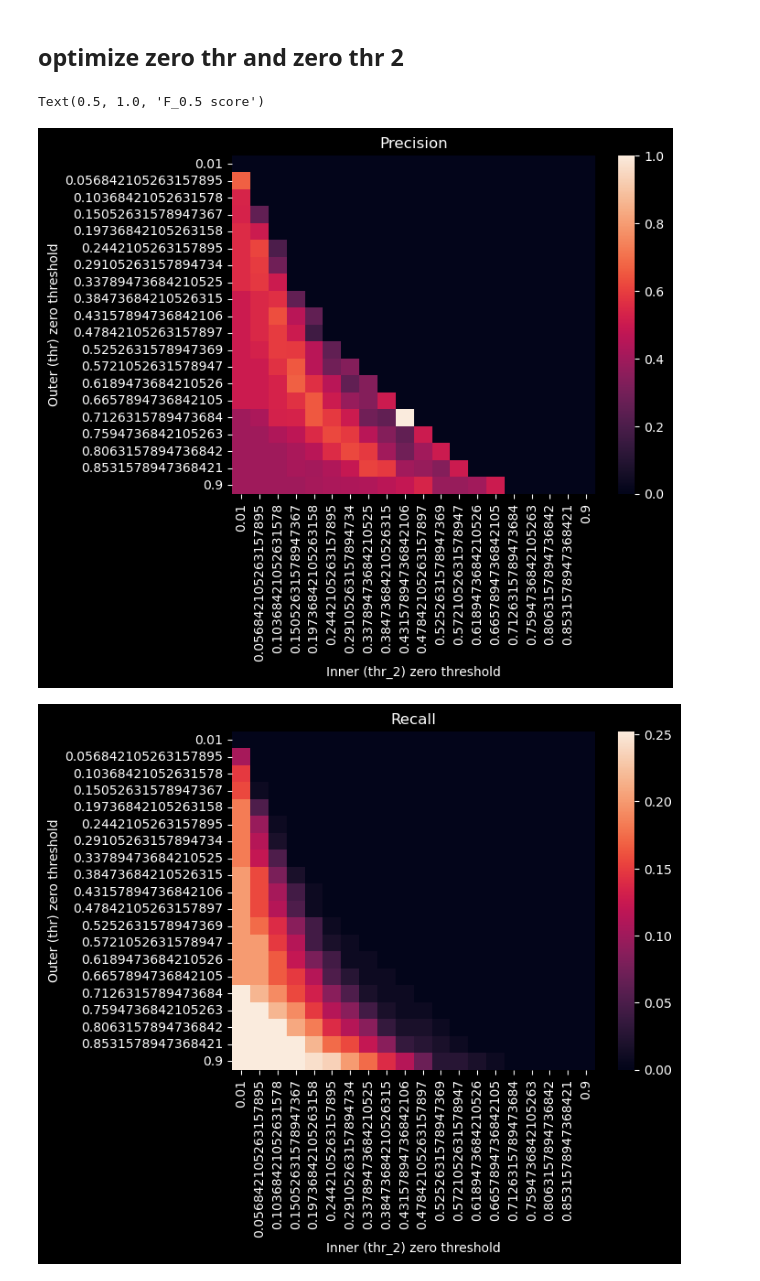
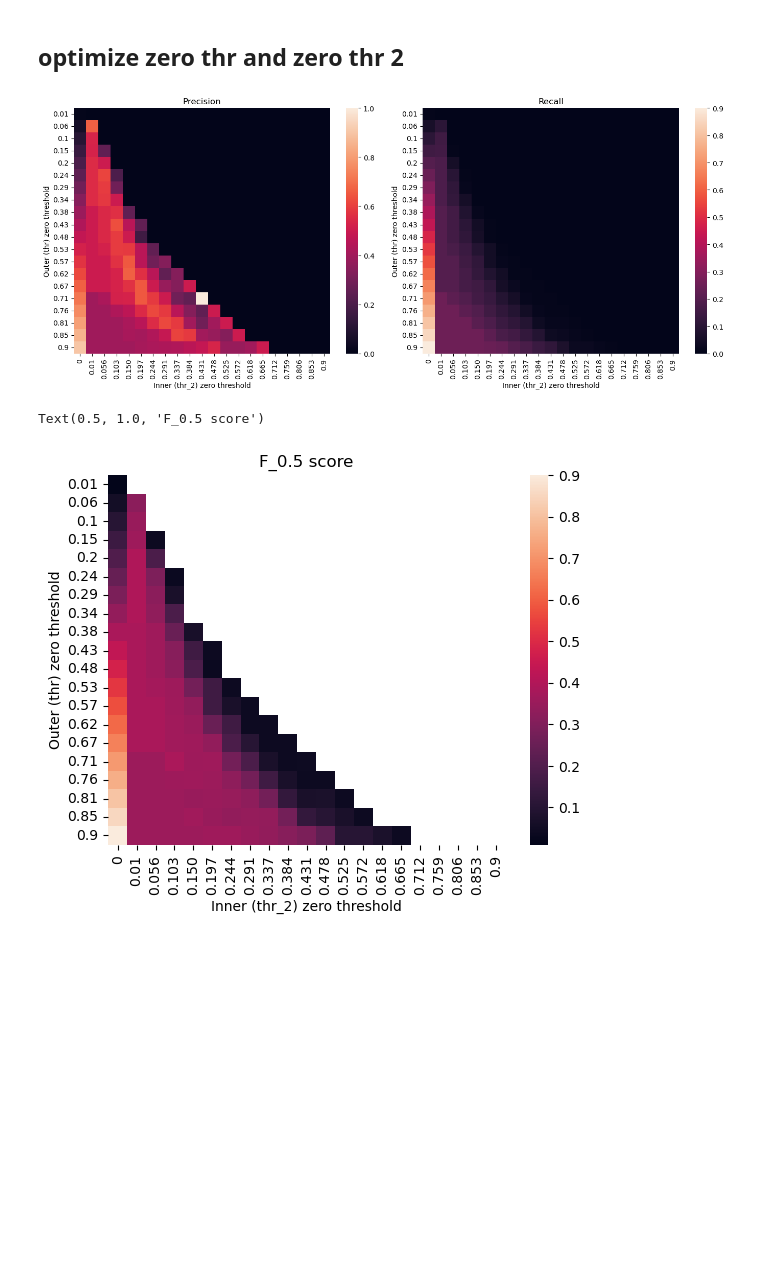
Before and after one commit to TobiasBjork/VowelProject, a Jupyter notebook: evaluation_labels.ipynb, the cells around one changed output. Saved outputs shown, nothing was run; the diff lists cells and outputs as text; code cells hidden in the pictures; blank space fills up the shorter version.

```diff
--- a/evaluation_labels.ipynb
+++ b/evaluation_labels.ipynb
@@ -579,38 +597,53 @@ for row in range(nbr):
         precision["zz"][row][col] = p
         recall["zz"][row][col] = r
 # %%
-pd_precision = pd.DataFrame(precision["zz"], columns=thrs, index=thrs)
-pd_recall = pd.DataFrame(recall["zz"], columns=thrs, index=thrs)
-plt.figure()
+# pd_precision = pd.DataFrame(precision["zz"], columns=thrs, index=thrs)
+# pd_recall = pd.DataFrame(recall["zz"], columns=thrs, index=thrs)
+thrs = np.linspace(0.01, 0.9, 20)
+
+# load and format for plotting
+pd_precision = pd.read_csv("optimize/precision_matrix_zz.csv")
+pd_recall = pd.read_csv("optimize/recall_matrix_zz.csv")
+pd_precision.set_index(np.round(thrs, 2), inplace=True)
+pd_recall.set_index(np.round(thrs, 2), inplace=True)
+pd_precision.columns = [x[:5] for x in pd_precision.columns]
+pd_recall.columns = [x[:5] for x in pd_recall.columns]
+
+
+plt.figure(figsize=(14, 6))
+plt.subplot(121)
 sns.heatmap(pd_precision, annot=False)
 plt.xlabel("Inner (thr_2) zero threshold")
 plt.ylabel("Outer (thr) zero threshold")
 plt.title("Precision")
 
-plt.figure()
+plt.subplot(122)
 sns.heatmap(pd_recall, annot=False)
 plt.xlabel("Inner (thr_2) zero threshold")
 plt.ylabel("Outer (thr) zero threshold")
 plt.title("Recall")
+plt.tight_layout()
+plt.savefig("figures/opti_pr_zt1_zt2_light.eps")
+plt.show()
 
-pd.DataFrame.to_csv(pd_precision, "optimize/precision_matrix_zz.csv")
-pd.DataFrame.to_csv(pd_recall, "optimize/recall_matrix_zz.csv")
+# pd.DataFrame.to_csv(pd_precision, "optimize/precision_matrix_zz.csv")
+# pd.DataFrame.to_csv(pd_recall, "optimize/recall_matrix_zz.csv")
 
 
 def F_beta(p, r, beta):
     return (1 + beta**2) * (p * r) / (beta**2 * p + r)
 
 
 BETA = 0.5
 
 pd_Fscore = F_beta(pd_precision, pd_recall, BETA)
 
 plt.figure()
 sns.heatmap(pd_Fscore, annot=False)
 plt.xlabel("Inner (thr_2) zero threshold")
 plt.ylabel("Outer (thr) zero threshold")
 plt.title(f"F_{BETA} score")
 # %% [output]
+[figure, new version]
 Text(0.5, 1.0, 'F_0.5 score')
-[figure, old version]
-[figure, old version]
+[figure, new version]
```
Also changed, not shown: parts of 7 cells of this notebook, 6 other files.
